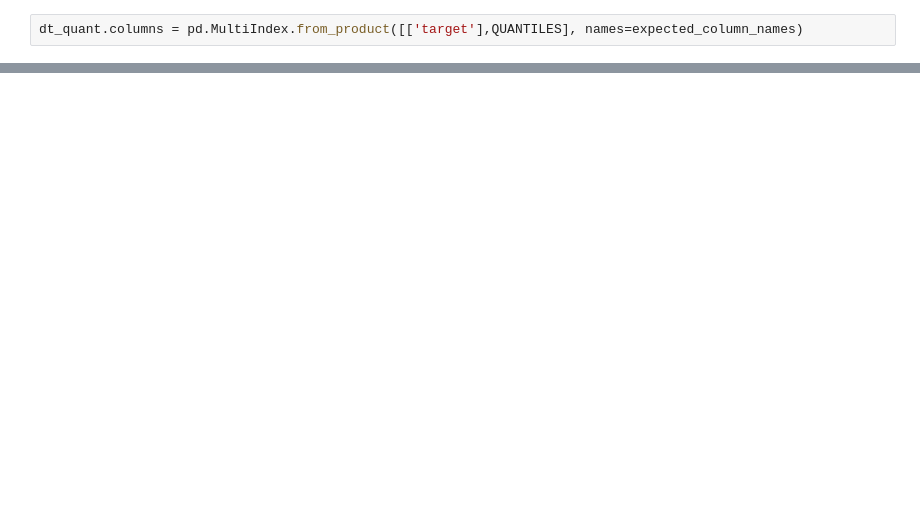
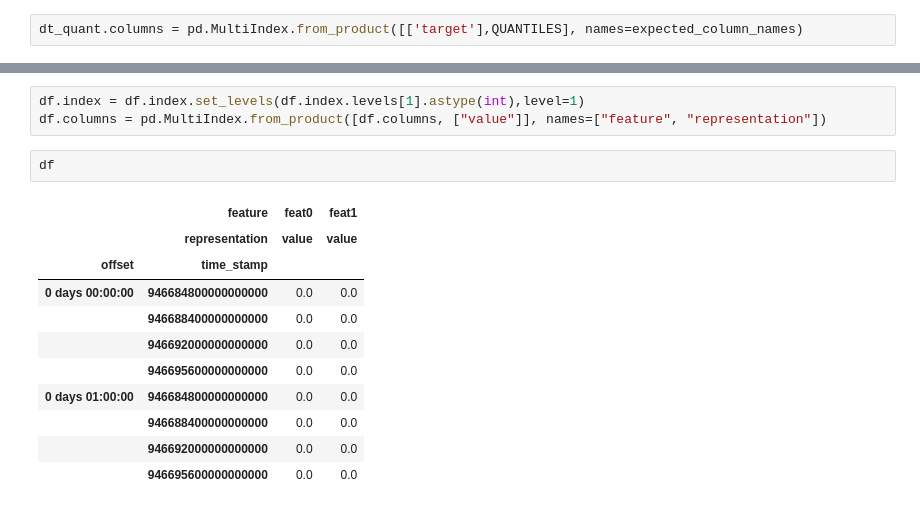
Before and after one commit to connected-intelligent-systems/forcateri, a Jupyter notebook: notebooks/ts_test.ipynb, the cells around one changed output, grey strips where cells are left out. Saved outputs shown, nothing was run; the diff lists cells and outputs as text; blank space fills up the shorter version.

```diff
--- a/notebooks/ts_test.ipynb
+++ b/notebooks/ts_test.ipynb
@@ -252,0 +319,17 @@ dt_quant[:10]
+# %%
+df.index = df.index.set_levels(df.index.levels[1].astype(int),level=1)
+df.columns = pd.MultiIndex.from_product([df.columns, ["value"]], names=["feature", "representation"])
+# %%
+df
+# %% [output]
+|  | feature | feat0 | feat1 |
+|  | representation | value | value |
+| offset | time_stamp |  |  |
+| 0 days 00:00:00 | 946684800000000000 | 0.0 | 0.0 |
+|  | 946688400000000000 | 0.0 | 0.0 |
+|  | 946692000000000000 | 0.0 | 0.0 |
+|  | 946695600000000000 | 0.0 | 0.0 |
+| 0 days 01:00:00 | 946684800000000000 | 0.0 | 0.0 |
+|  | 946688400000000000 | 0.0 | 0.0 |
+|  | 946692000000000000 | 0.0 | 0.0 |
+|  | 946695600000000000 | 0.0 | 0.0 |
```
Also changed, not shown: parts of 20 cells of this notebook.
